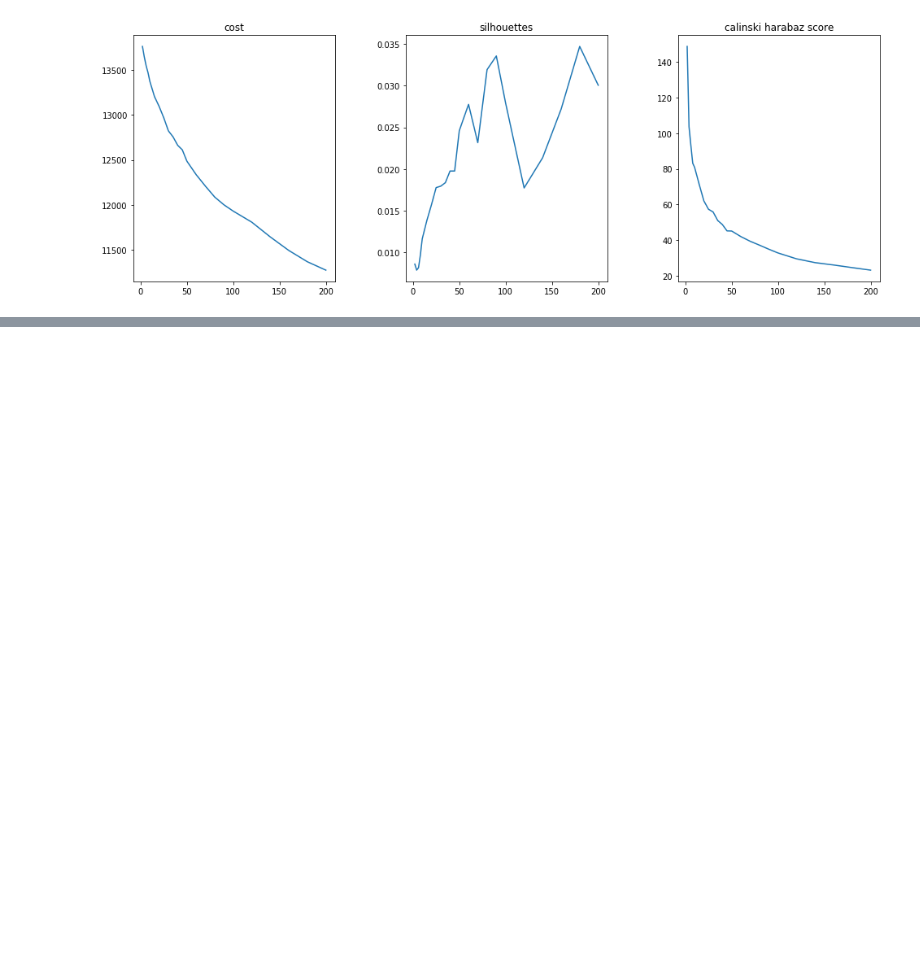
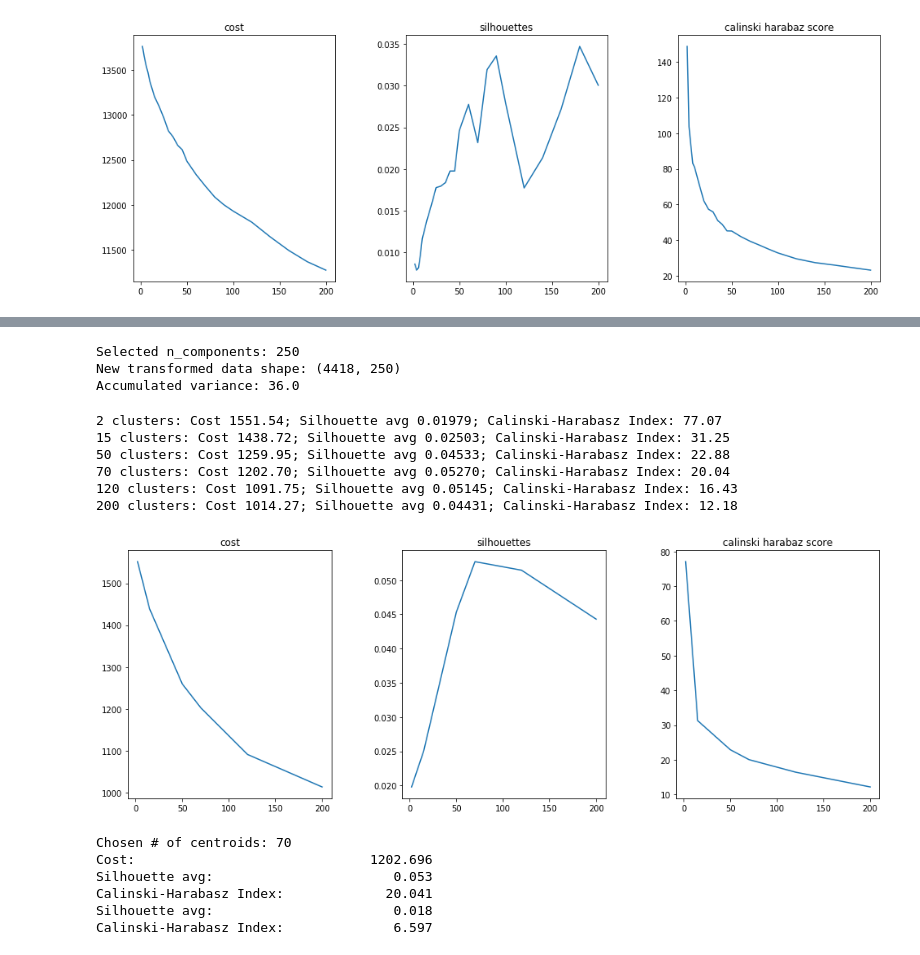
Before and after one commit to rossanez/MO444-2s2017, a Jupyter notebook: Trab03/MO444_2017_Trab03_Grupo05.ipynb, the cells around one changed output, grey strips where cells are left out. Drawn from its saved outputs; the diff is of its cells as text; code cells hidden in the pictures; blank space fills up the shorter version.

Commit message:
Apply a more agressive PCA reduction

```diff
--- a/Trab03/MO444_2017_Trab03_Grupo05.ipynb
+++ b/Trab03/MO444_2017_Trab03_Grupo05.ipynb
@@ -260,0 +254,51 @@ Selected groups: [51  9 75 84 62]
+# %%
+## Trying a more agressive dimensionality reduction
+
+# Selecting the best number of components.
+n_components = 250
+print("Selected n_components: {}".format(n_components))
+
+# Transforming the data.
+pca = PCA(n_components)
+transformed_data = pca.fit_transform(data)
+print("New transformed data shape: {}".format(transformed_data.shape))
+print("Accumulated variance: {}".format(round(sum(pca.explained_variance_ratio_) * 100)))
+# %% [output]
+Selected n_components: 250
+New transformed data shape: (4418, 250)
+Accumulated variance: 36.0
+# %%
+# Run again in transformed data
+models, labels, costs, sil_avgs, ch_scores = runKmeansForMultipleCentroids(transformed_data)
+# %% [output]
+2 clusters: Cost 1551.54; Silhouette avg 0.01979; Calinski-Harabasz Index: 77.07
+15 clusters: Cost 1438.72; Silhouette avg 0.02503; Calinski-Harabasz Index: 31.25
+50 clusters: Cost 1259.95; Silhouette avg 0.04533; Calinski-Harabasz Index: 22.88
+70 clusters: Cost 1202.70; Silhouette avg 0.05270; Calinski-Harabasz Index: 20.04
+120 clusters: Cost 1091.75; Silhouette avg 0.05145; Calinski-Harabasz Index: 16.43
+200 clusters: Cost 1014.27; Silhouette avg 0.04431; Calinski-Harabasz Index: 12.18
+[figure, added]
+# %%
+# Chosen number of centroids
+chosen_i = 3 # Meaning 70 centroids. #TEMP ??????
+chosen_model = models[chosen_i]
+chosen_model_labels = labels[chosen_i]
+print('Chosen # of centroids: {}'.format(chosen_model.n_clusters))
+print('Cost:                    %18.3f' % costs[chosen_i])
+print('Silhouette avg:          %18.3f' % sil_avgs[chosen_i])
+print('Calinski-Harabasz Index: %18.3f' % ch_scores[chosen_i])
+# analyze_centroids(chosen_model, chosen_model_labels, transformed_data)
+
+# Performance metrics using original data
+sil_avg = silhouette_score(data, chosen_model_labels)
+ch_score = calinski_harabaz_score(data, chosen_model_labels)
+
+print('Silhouette avg:          %18.3f' % sil_avg)
+print('Calinski-Harabasz Index: %18.3f' % ch_score)
+# %% [output]
+Chosen # of centroids: 70
+Cost:                              1202.696
+Silhouette avg:                       0.053
+Calinski-Harabasz Index:             20.041
+Silhouette avg:                       0.018
+Calinski-Harabasz Index:              6.597
```
Also changed, not shown: parts of 2 cells of this notebook.
